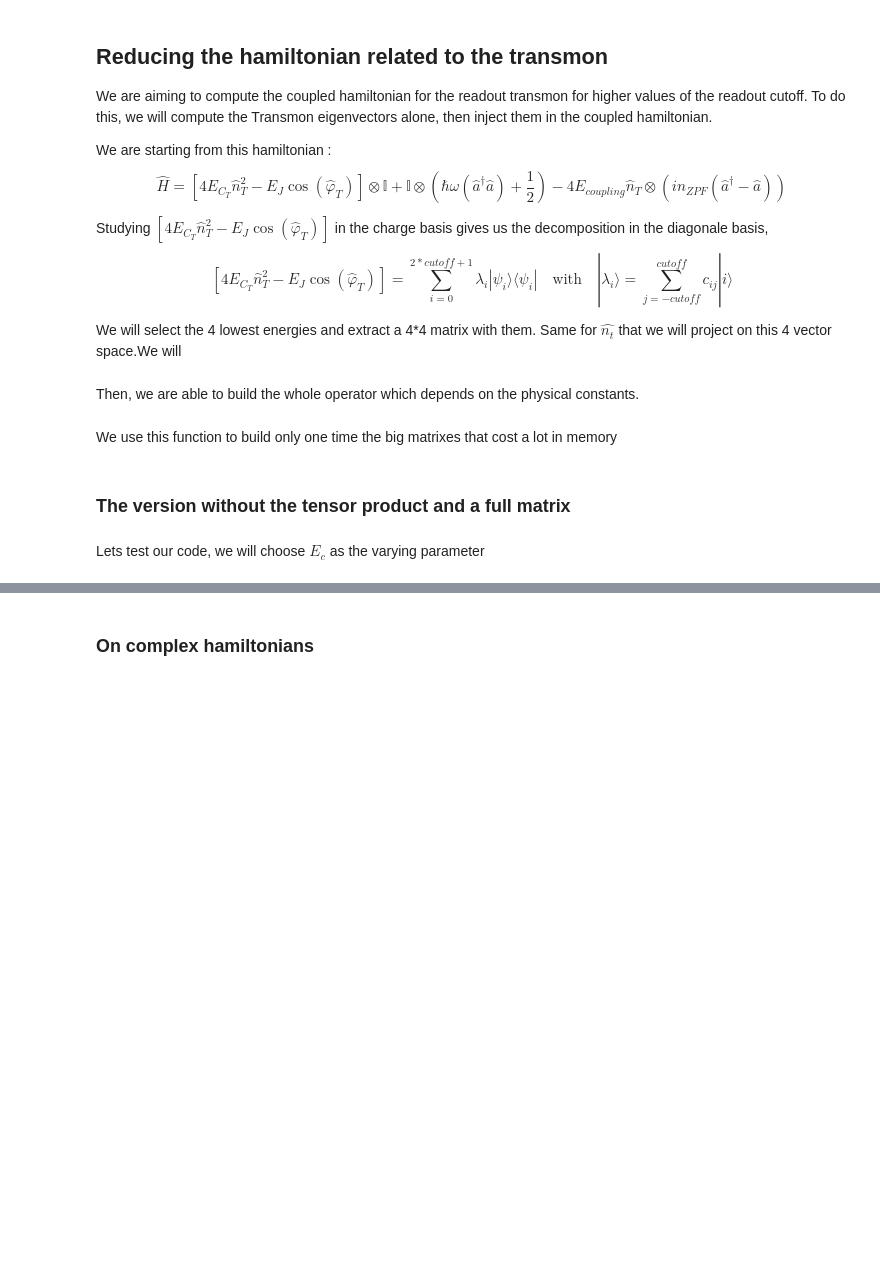
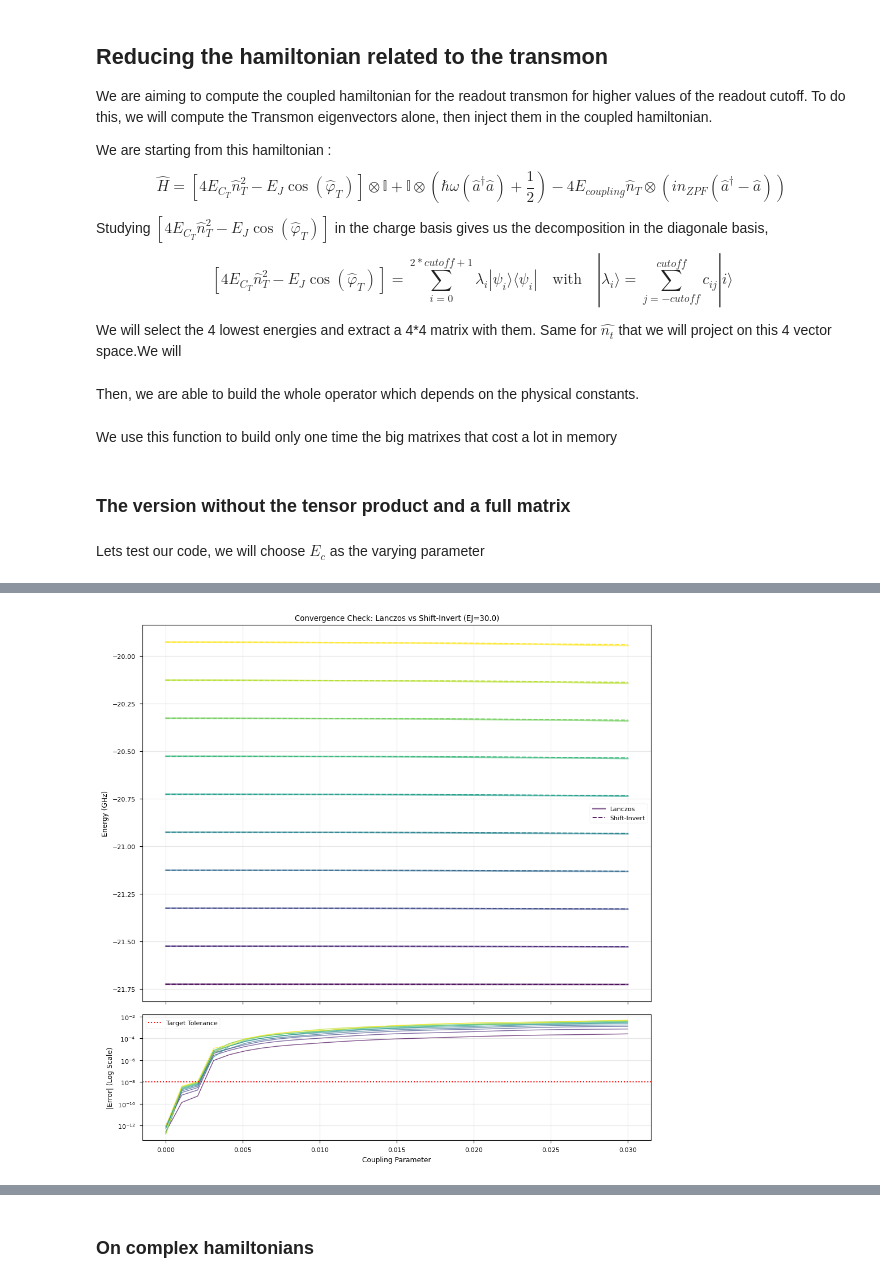
Before and after one commit to Grucciman/TR-Control, a Jupyter notebook: Internship/shift_invert.ipynb, the cells around one changed output, grey strips where cells are left out. Drawn from its saved outputs; the diff is of its cells as text; code cells hidden in the pictures; blank space fills up the shorter version.

```diff
--- a/Internship/shift_invert.ipynb
+++ b/Internship/shift_invert.ipynb
@@ -579,0 +1057,80 @@ print(residu_shift)
+# %%
+import matplotlib.pyplot as plt
+import numpy as np
+import scipy.sparse as sp
+
+# --- 1. PARAMÈTRES (Tes valeurs) ---
+EJ_val = 30.0
+EC_T_val = 1.2
+EC_R_val = 0.01
+EL_R_val = 0.5
+n_transmon_keep = 50
+
+# Paramètres de simulation
+n_states_plot = 10       # On regarde les 10 premiers niveaux pour y voir clair
+coupling_plot = np.linspace(0.0, 0.03, 30) # 30 points pour avoir de jolies courbes
+
+# --- 2. CONSTRUCTION DES OPÉRATEURS ---
+# (Assure-toi que build_naked_operators_rotated et get_transmon_readout_matrix_explicit sont définies)
+ops_data = build_naked_operators_rotated(EJ_val, EC_T_val, n_transmon_keep, n_cut=1000, osc_cut=50)
+
+H_func = lambda E_c: get_transmon_readout_matrix_explicit(
+    ops_data, EC_R_val, EL_R_val, E_coupling=E_c
+)
+
+print("Calcul des énergies de référence (Lanczos)...")
+E_lanczos, _ = get_values_Lanczos(
+    H_func, n_states_plot, param_list=coupling_plot, tol=1e-8
+)
+
+print("Calcul des énergies test (Shift-Invert)...")
+# Utilise bien ta fonction shift-invert actuelle (robust ou real)
+E_si, _ = get_values_shift_invert_real(
+    H_func, n_states_plot, param_list=coupling_plot, tol=1e-8, shift=1e-6
+)
+
+# --- 3. TRACÉ DES COURBES ET DE L'ERREUR ---
+fig, (ax1, ax2) = plt.subplots(2, 1, figsize=(10, 10), sharex=True, gridspec_kw={'height_ratios': [3, 1]})
+
+# --- Plot A : Les Énergies ---
+colors = plt.cm.viridis(np.linspace(0, 1, n_states_plot))
+
+for k in range(n_states_plot):
+    # Ligne continue pour Lanczos
+    ax1.plot(coupling_plot, E_lanczos[:, k], color=colors[k], linewidth=2, alpha=0.6, label="Lanczos" if k==0 else "")
+
+    # Croix ou pointillés pour Shift-Invert
+    # Attention aux dimensions : E_si peut être (n_branches, n_steps) ou l'inverse selon ta fonction
+    if E_si.shape[0] != len(coupling_plot):
+        val_si = E_si[k, :] # Si forme (branches, steps)
+    else:
+        val_si = E_si[:, k] # Si forme (steps, branches)
+
+    ax1.plot(coupling_plot, val_si, color=colors[k], linestyle='--', marker='x', markersize=4, alpha=0.9, label="Shift-Invert" if k==0 else "")
+
+ax1.set_ylabel("Energy (GHz)")
+ax1.set_title(f"Convergence Check: Lanczos vs Shift-Invert (EJ={EJ_val})")
+ax1.legend()
+ax1.grid(True, alpha=0.3)
+
+# --- Plot B : L'Erreur Absolue ---
+ax2.set_ylabel("|Error| (Log Scale)")
+ax2.set_xlabel("Coupling Parameter")
+ax2.set_yscale('log')
+
+for k in range(n_states_plot):
+    if E_si.shape[0] != len(coupling_plot):
+        diff = np.abs(E_lanczos[:, k] - E_si[k, :])
+    else:
+        diff = np.abs(E_lanczos[:, k] - E_si[:, k])
+
+    ax2.plot(coupling_plot, diff, color=colors[k], linewidth=1, alpha=0.7)
+
+# Ligne de référence à 1e-8 (ta tolérance)
+ax2.axhline(1e-8, color='red', linestyle=':', label='Target Tolerance')
+ax2.legend()
+ax2.grid(True, which='both', alpha=0.3)
+
+plt.tight_layout()
+plt.show()
+# %% [output]
@@ -579,0 +1139 @@ print(residu_shift)
+[figure, added]
```
Also changed, not shown: parts of 18 cells of this notebook.
